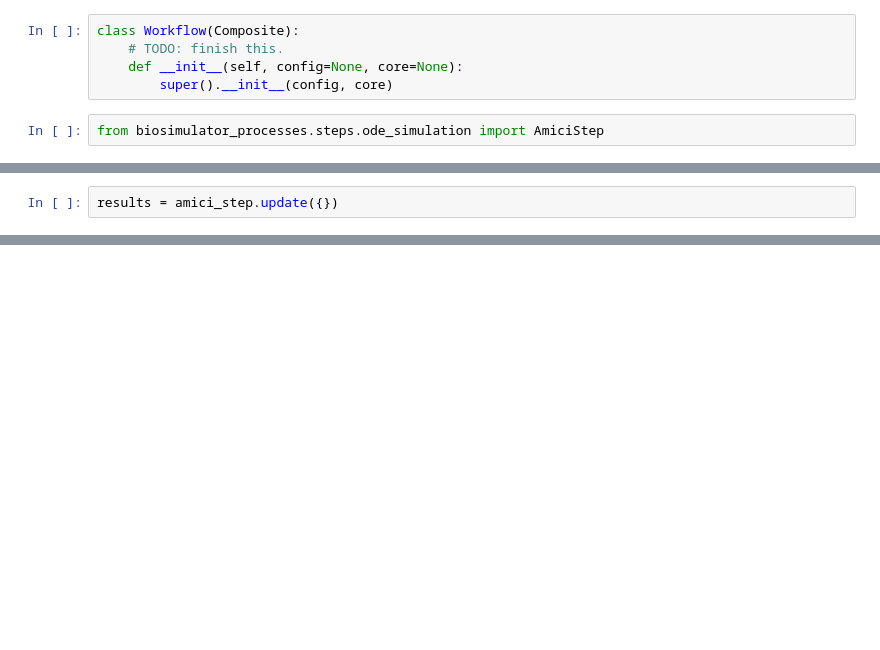
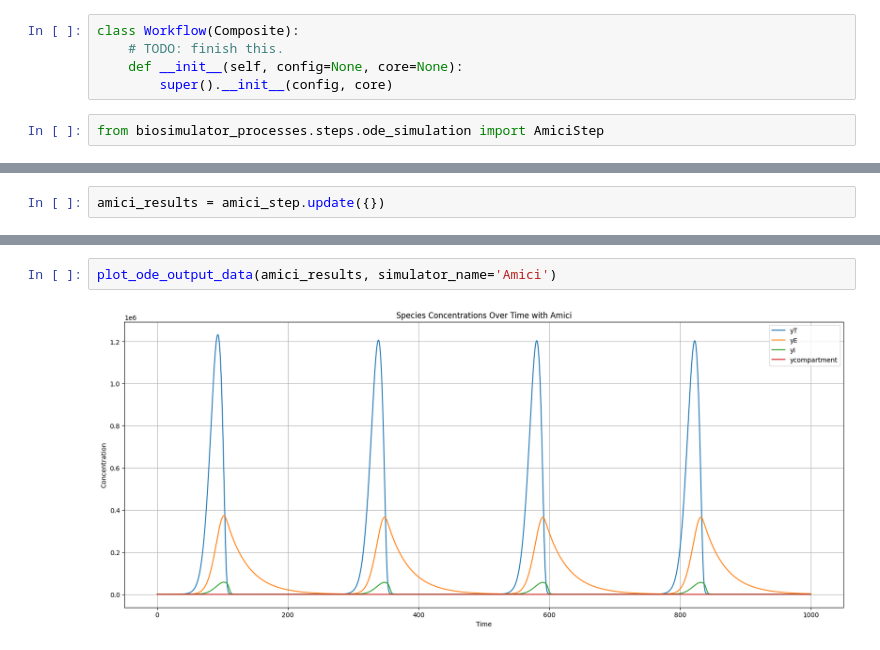
Before and after one commit to vivarium-collective/biosimulator-processes, a Jupyter notebook: test_suite/test_steps/misc.ipynb, the cells around one changed output, grey strips where cells are left out. Cells and saved outputs as stored; diff of their text form; blank space fills up the shorter version.

Commit message:
fix: updated step processes to return outputs

```diff
--- a/test_suite/test_steps/misc.ipynb
+++ b/test_suite/test_steps/misc.ipynb
@@ -87,3 +89,3 @@ True
 # %%
-results = amici_step.update({})
+amici_results = amici_step.update({})
 # %%
@@ -140,0 +125,4 @@ dict_keys(['T', 'E', 'I'])
+# %%
+plot_ode_output_data(amici_results, simulator_name='Amici')
+# %% [output]
+[figure, added]
```
Also changed, not shown: parts of 10 cells of this notebook, 2 other files.
